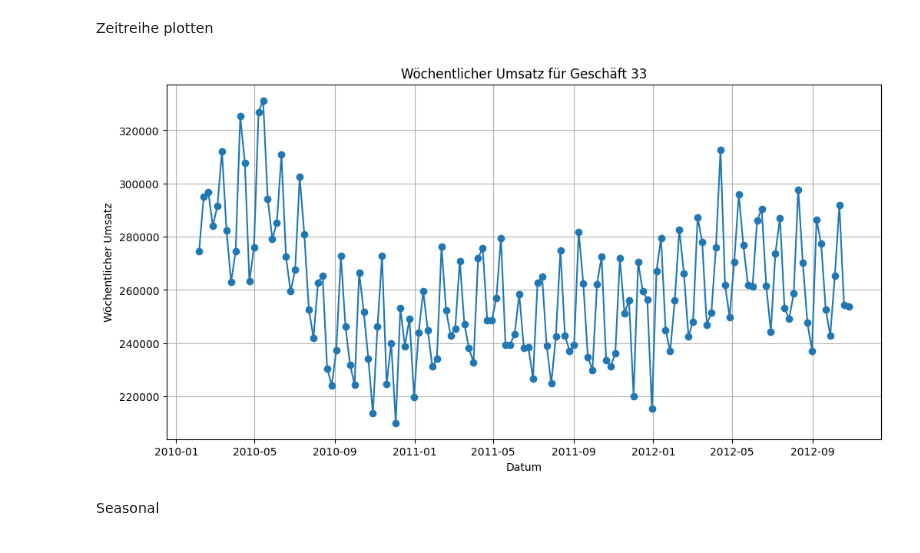
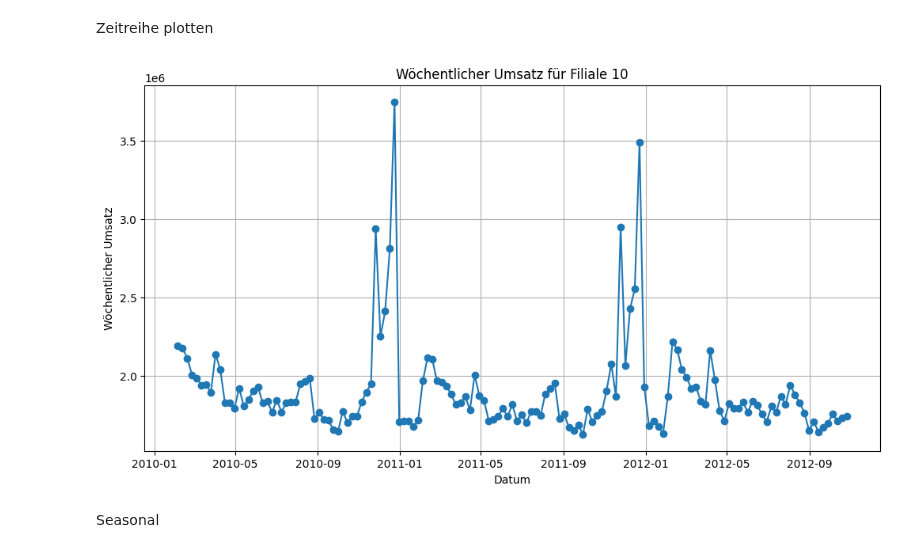
Before and after one commit to netalivo/Bachelor, a Jupyter notebook: main_single_store.ipynb, the cells around one changed output. Drawn from its saved outputs; the diff is of its cells as text; code cells hidden in the pictures.

```diff
--- a/main_single_store.ipynb
+++ b/main_single_store.ipynb
@@ -25,7 +25,7 @@ df.columns = df.columns.str.lower()
 1 Store wählen
 # %%
 # Filtern nach Store
-store_number = 33
+store_number = 10
 store = df[df['store'] == store_number].copy()
 
 # Datum als Index setzen
@@ -39,13 +39,13 @@ Zeitreihe plotten
 # %%
 plt.figure(figsize=(12, 6))
 plt.plot(sales, marker='o', linestyle='-')
-plt.title('Wöchentlicher Umsatz für Filialen {}'.format(store_number))
+plt.title('Wöchentlicher Umsatz für Filiale {}'.format(store_number))
 plt.xlabel('Datum')
 plt.ylabel('Wöchentlicher Umsatz')
 plt.grid(True)
 plt.show()
 # %% [output]
-[figure, old version]
+[figure, new version]
 # %% [markdown]
 Seasonal
 # %%
```
Also changed, not shown: parts of 10 cells of this notebook, 4 other files.
